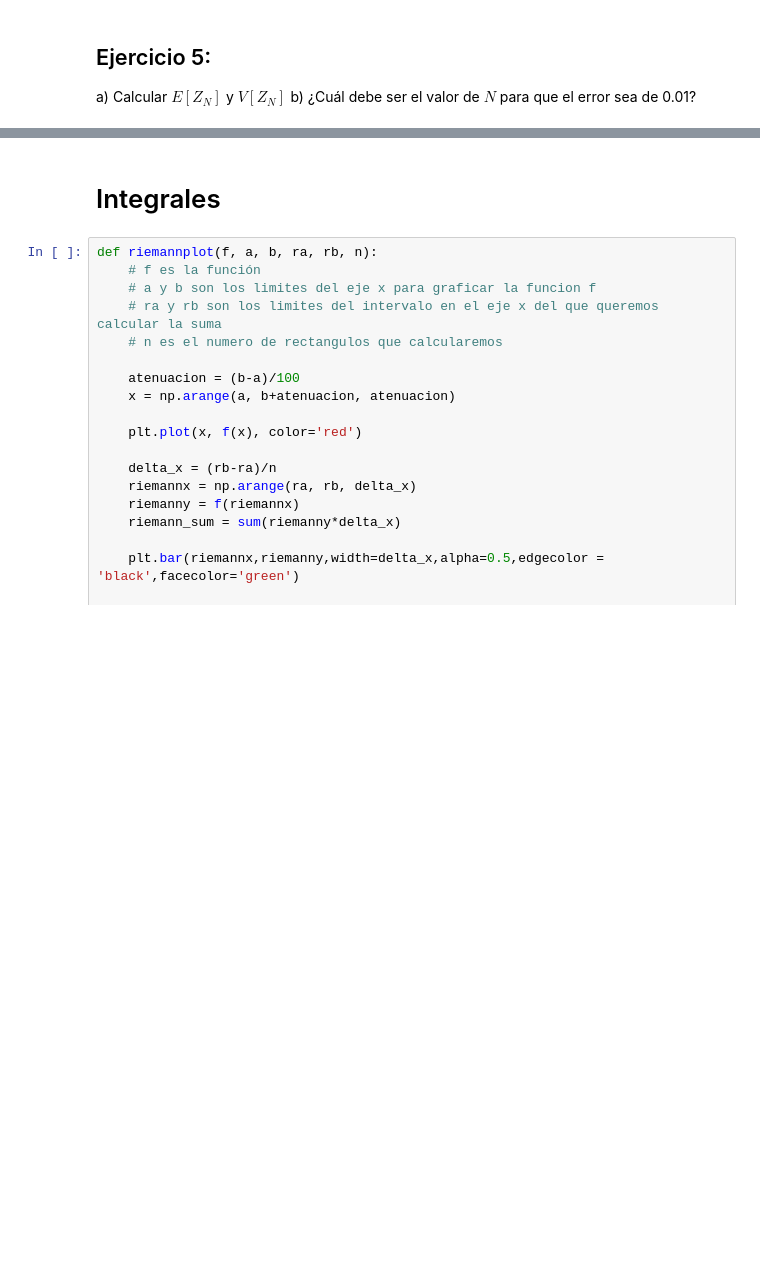
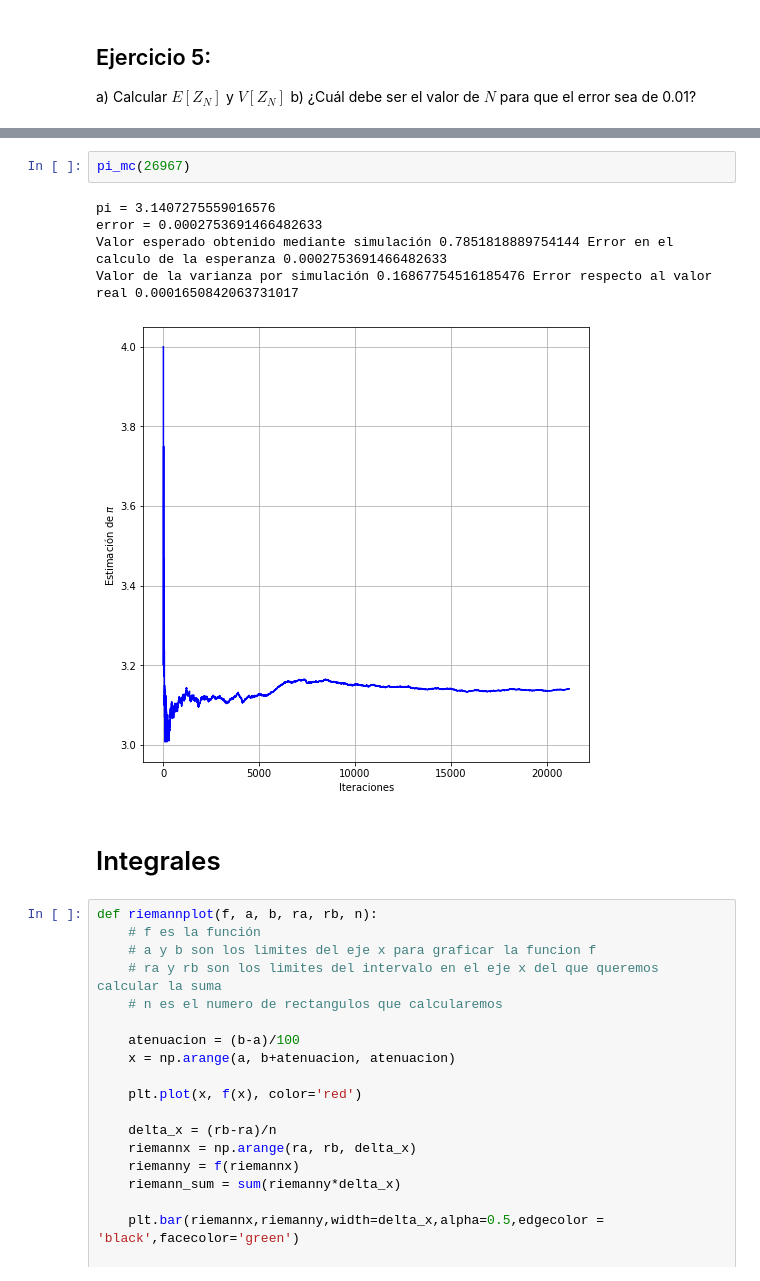
Before and after one commit to JavisG300/Simulacion-II, a Jupyter notebook: Uso_de_los_números_aleatorios.ipynb, the cells around one changed output, grey strips where cells are left out. Cells and saved outputs as stored; diff of their text form; blank space fills up the shorter version.

```diff
--- a/Uso_de_los_números_aleatorios.ipynb
+++ b/Uso_de_los_números_aleatorios.ipynb
@@ -227,3 +503,11 @@ b) ¿Cuál debe ser el valor de $N$ para que el error sea de 0.01?
+# %%
+pi_mc(26967)
+# %% [output]
+pi = 3.1407275559016576
+error = 0.0002753691466482633
+Valor esperado obtenido mediante simulación 0.7851818889754144 Error en el calculo de la esperanza 0.0002753691466482633
+Valor de la varianza por simulación 0.16867754516185476 Error respecto al valor real 0.0001650842063731017
+[figure, added]
 # %% [markdown]
 # Integrales
 # %%
```
Also changed, not shown: parts of 27 cells of this notebook.
